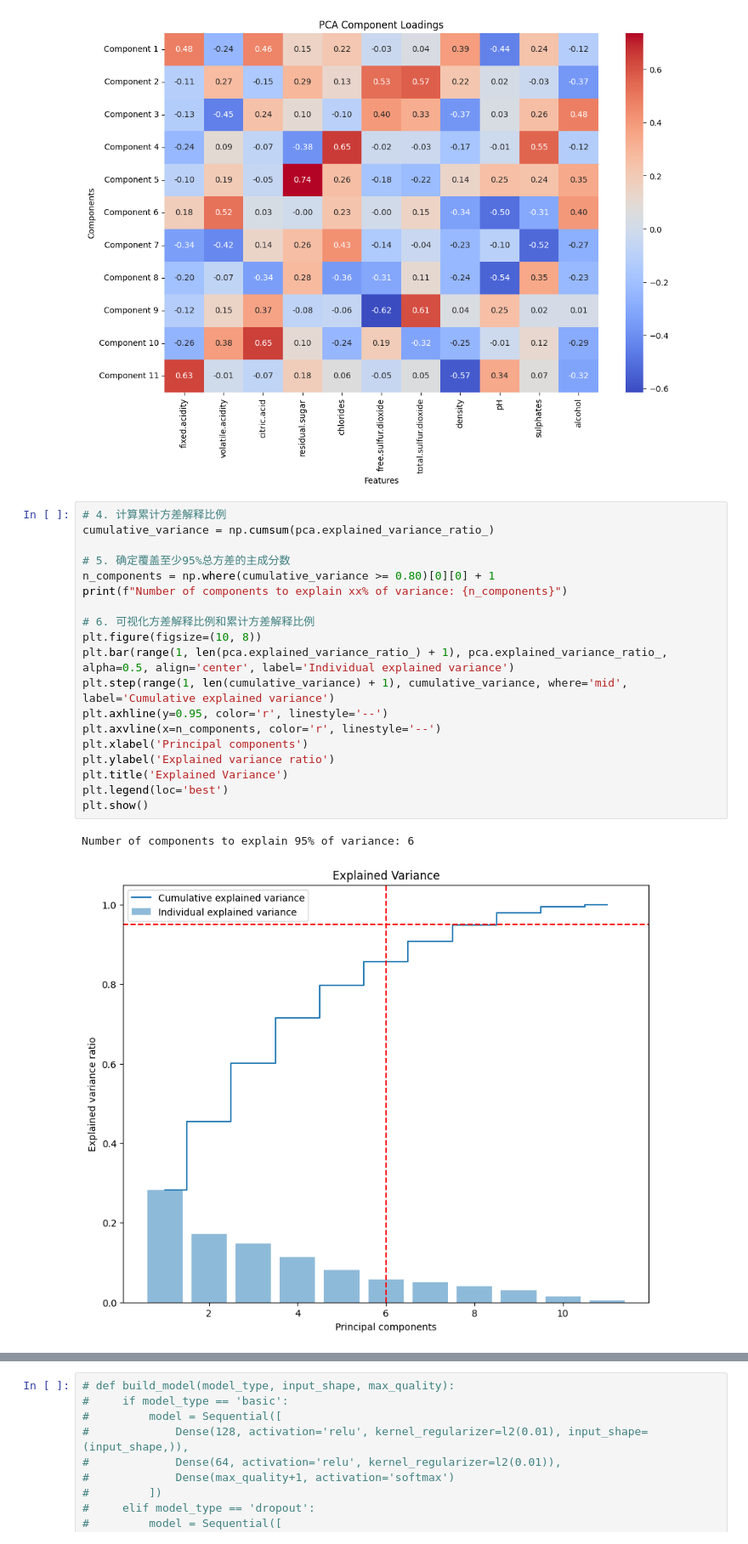
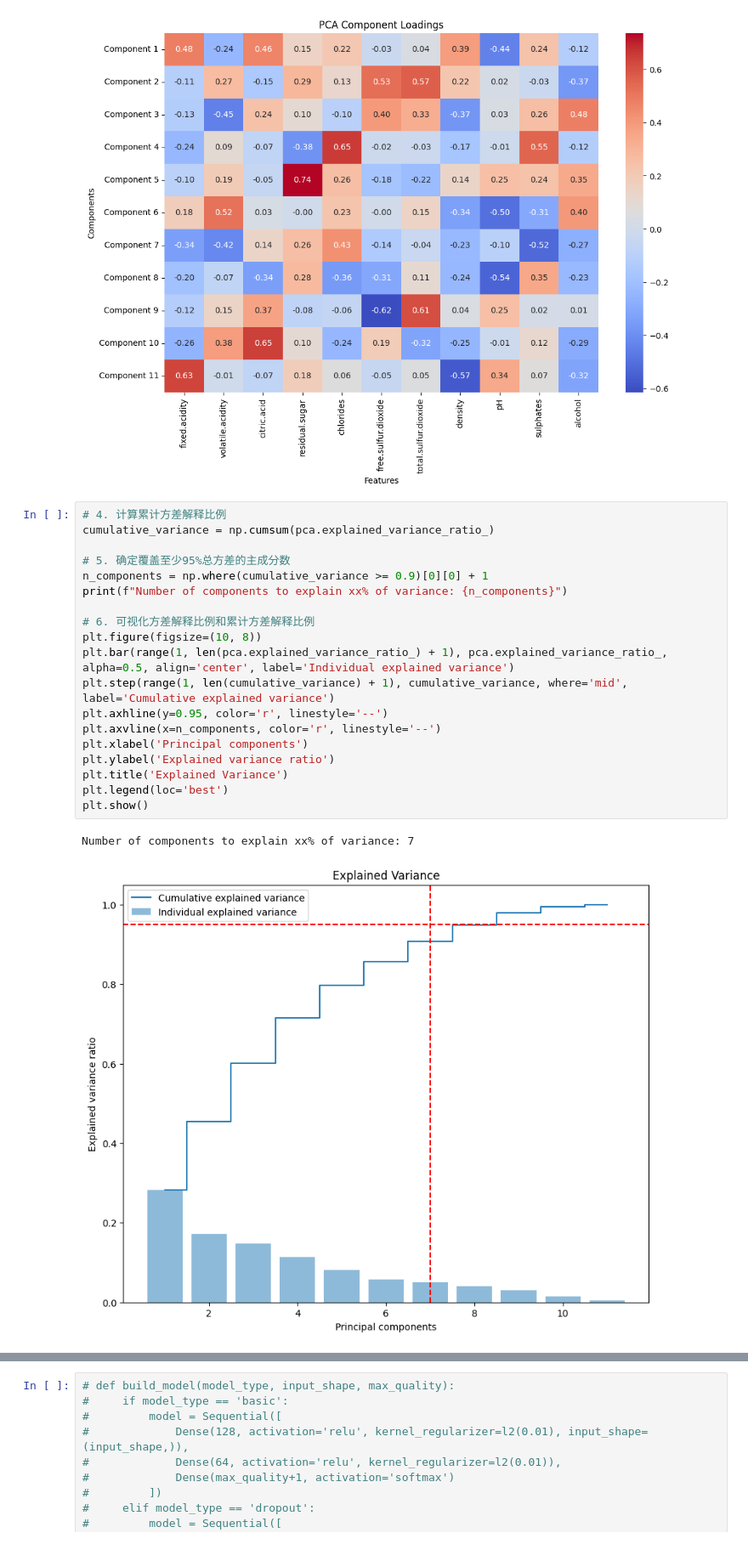
Before and after one commit to jiangpf2022/CS182-Project, a Jupyter notebook: main.ipynb, the cells around one changed output, grey strips where cells are left out. Shown: that part at 85% size. Cells and saved outputs as stored; diff of their text form.

```diff
--- a/main.ipynb
+++ b/main.ipynb
@@ -187,23 +184,23 @@ plt.show()
 # %%
 # 4. 计算累计方差解释比例
 cumulative_variance = np.cumsum(pca.explained_variance_ratio_)
 
 # 5. 确定覆盖至少95%总方差的主成分数
-n_components = np.where(cumulative_variance >= 0.80)[0][0] + 1
+n_components = np.where(cumulative_variance >= 0.9)[0][0] + 1
 print(f"Number of components to explain xx% of variance: {n_components}")
 
 # 6. 可视化方差解释比例和累计方差解释比例
 plt.figure(figsize=(10, 8))
 plt.bar(range(1, len(pca.explained_variance_ratio_) + 1), pca.explained_variance_ratio_, alpha=0.5, align='center', label='Individual explained variance')
 plt.step(range(1, len(cumulative_variance) + 1), cumulative_variance, where='mid', label='Cumulative explained variance')
 plt.axhline(y=0.95, color='r', linestyle='--')
 plt.axvline(x=n_components, color='r', linestyle='--')
 plt.xlabel('Principal components')
 plt.ylabel('Explained variance ratio')
 plt.title('Explained Variance')
 plt.legend(loc='best')
 plt.show()
 # %% [output]
-Number of components to explain 95% of variance: 6
+Number of components to explain xx% of variance: 7
-[figure, old version]
+[figure, new version]
 # %%
```
Also changed, not shown: parts of 11 cells of this notebook.
